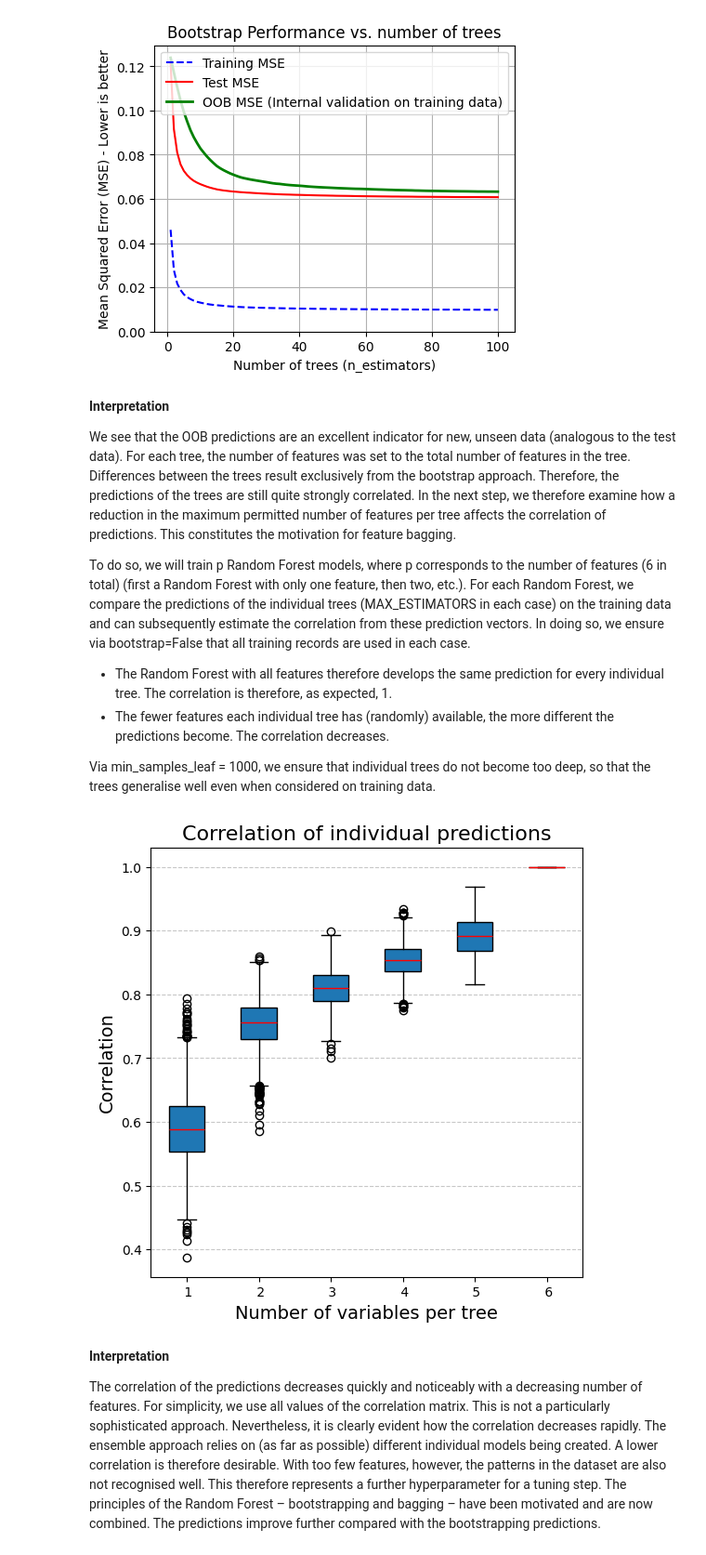
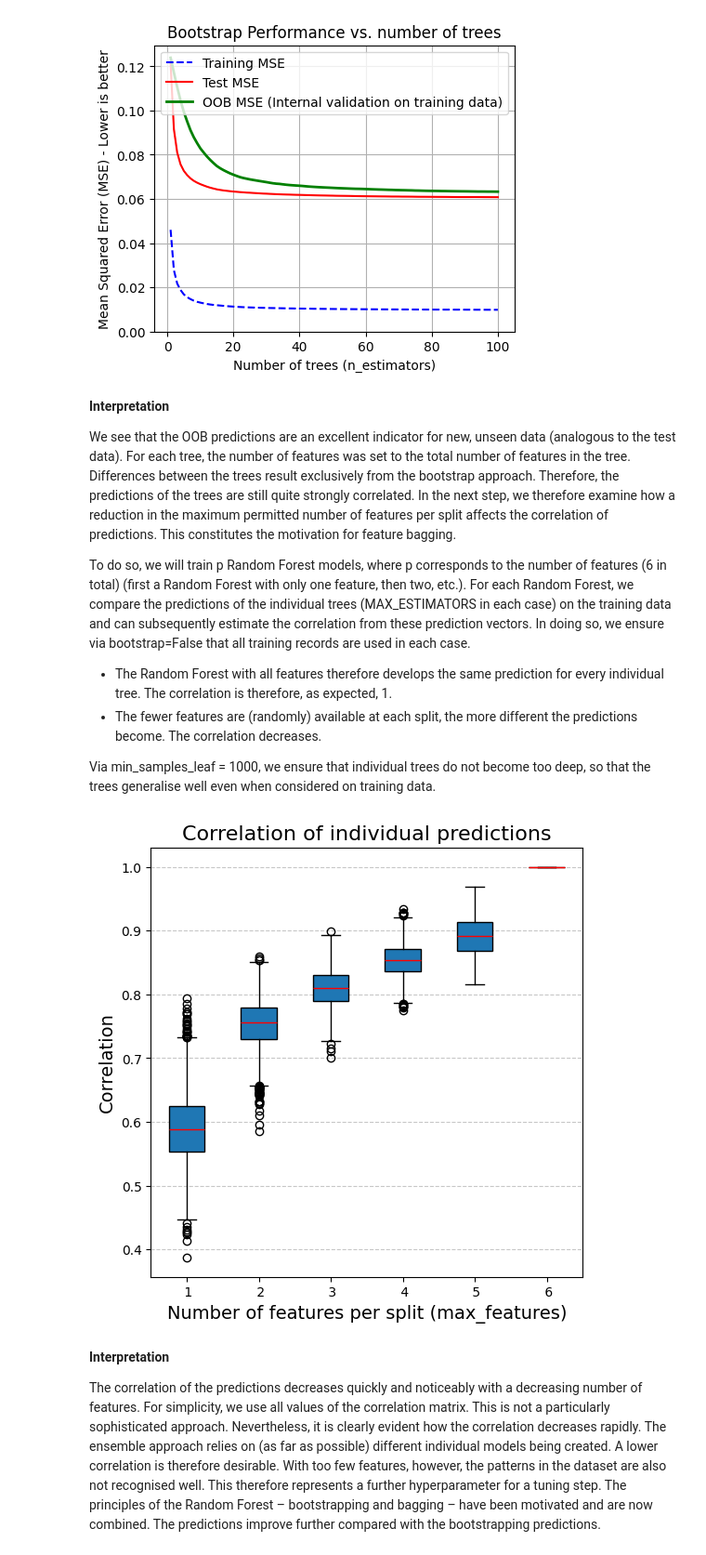
Before and after one commit to simonhatzesberger/fit4ai-compact-20261119, a Jupyter notebook: Fit4AI_5_Supervised_Learning.ipynb, the cells around one changed output. Shown at 93% size. Cells and saved outputs as stored; diff of their text form; code cells hidden in the pictures.

```diff
--- a/Fit4AI_5_Supervised_Learning.ipynb
+++ b/Fit4AI_5_Supervised_Learning.ipynb
@@ -519,12 +519,12 @@ evaluate_progression_ensemble(rfr,MAX_ESTIMATORS, X_train, X_test, name = 'Boots
 
 We see that the OOB predictions are an excellent indicator for new, unseen data (analogous to the test data).
 For each tree, the number of features was set to the total number of features in the tree. Differences between the trees result exclusively from the bootstrap approach.
-Therefore, the predictions of the trees are still quite strongly correlated. In the next step, we therefore examine how a reduction in the maximum permitted number of features per tree affects the correlation of predictions. This constitutes the motivation for feature bagging.
+Therefore, the predictions of the trees are still quite strongly correlated. In the next step, we therefore examine how a reduction in the maximum permitted number of features per split affects the correlation of predictions. This constitutes the motivation for feature bagging.
 
 To do so, we will train p Random Forest models, where p corresponds to the number of features (6 in total) (first a Random Forest with only one feature, then two, etc.). For each Random Forest, we compare the predictions of the individual trees (MAX_ESTIMATORS in each case) on the training data and can subsequently estimate the correlation from these prediction vectors. In doing so, we ensure via bootstrap=False that all training records are used in each case.
 
 - The Random Forest with all features therefore develops the same prediction for every individual tree. The correlation is therefore, as expected, 1.
-- The fewer features each individual tree has (randomly) available, the more different the predictions become. The correlation decreases.
+- The fewer features are (randomly) available at each split, the more different the predictions become. The correlation decreases.
 
 Via min_samples_leaf = 1000, we ensure that individual trees do not become too deep, so that the trees generalise well even when considered on training data.
 # %%
@@ -563,35 +563,35 @@ data_for_boxplot = []
 for matrix in corr_matrix_list:
     # Extract the correlation values for the current matrix/point in time
     upper_values = get_upper_triangle_values(matrix)
     data_for_boxplot.append(upper_values)
 
 # Define the labels for the x-axis
 labels = [f' {i + 1}' for i in range(len(data_for_boxplot))]
 
 # --- 3. Plotting the boxplot with Matplotlib ---
 
 plt.figure(figsize=(6, 6))
 
 # plt.boxplot expects a list of data arrays, where each array
 # represents the distribution for one boxplot.
 plt.boxplot(
     data_for_boxplot,
     tick_labels=labels,        # Labelling of the x-axis
     patch_artist=True,    # Allows the boxes to be coloured
     boxprops=dict(facecolor='#1f77b4', color='black'), # Colour of the boxes
     medianprops=dict(color='red') # Colour of the median
 )
 
 # Add title and axis labels
 plt.title('Correlation of individual predictions', fontsize=16)
-plt.xlabel('Number of variables per tree', fontsize=14)
+plt.xlabel('Number of features per split (max_features)', fontsize=14)
 plt.ylabel('Correlation', fontsize=14)
 plt.grid(axis='y', linestyle='--', alpha=0.7)
 plt.savefig('FeatureBagging')
 # Show the plot
 plt.show()
 # %% [output]
-[figure, old version]
+[figure, new version]
 # %% [markdown]
 **Interpretation**
 
```
Also changed, not shown: parts of 2 cells of this notebook.
